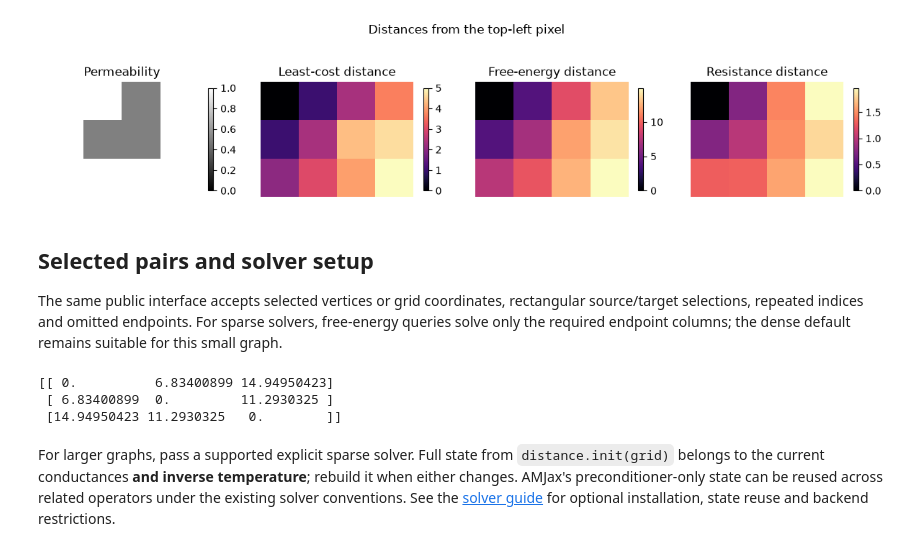
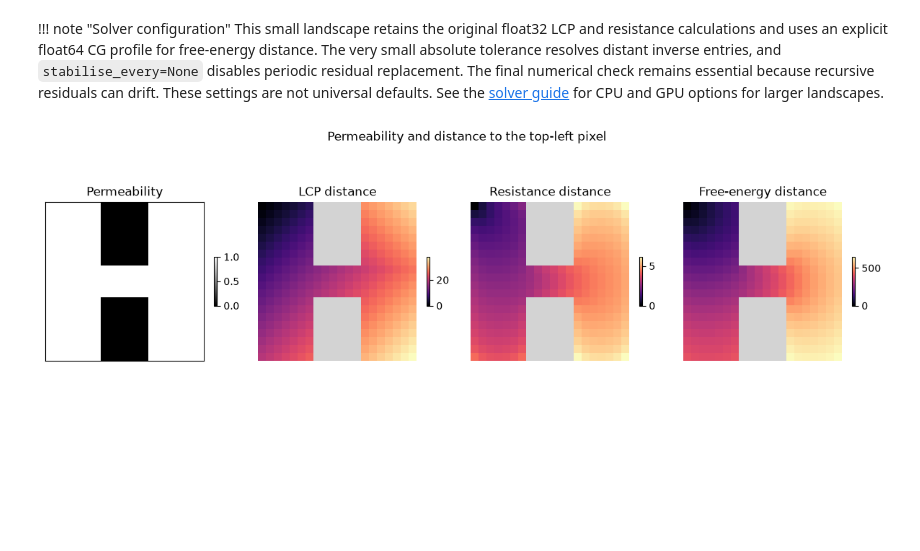
Before and after one commit to vboussange/jaxscape, a Jupyter notebook: docs/examples/distance_calculation/distance_calculation.ipynb, the cells around one changed output. Cells and saved outputs as stored; diff of their text form; code cells hidden in the pictures; blank space fills up the shorter version.

Commit message:
Restore landscape comparison and balance distance solver guidance

```diff
--- a/docs/examples/distance_calculation/distance_calculation.ipynb
+++ b/docs/examples/distance_calculation/distance_calculation.ipynb
@@ -72,0 +68,3 @@ Resistance distance: shape=(1, 12), dtype=float64
+# %%
+# Construct grid graph from permeability raster
+grid = GridGraph(grid=permeability, fun=lambda x, y: (x + y) / 2)
@@ -73,17 +108,48 @@ Resistance distance: shape=(1, 12), dtype=float64
+# %% [markdown]
+!!! note "Solver configuration"
+    This small landscape retains the original float32 LCP and resistance
+    calculations and uses an explicit float64 CG profile for free-energy
+    distance. The very small absolute tolerance resolves distant inverse entries, and `stabilise_every=None`
+    disables periodic residual replacement. The final numerical check remains
+    essential because recursive residuals can drift. These settings are not
+    universal defaults. See the [solver guide](../../api/linear_solvers.md)
+    for CPU and GPU options for larger landscapes.
+# %%
+# Compute distances from the original top-left source.
+distances = {
+    "LCP distance": LCPDistance()(grid, sources=source),
+    "Resistance distance": ResistanceDistance()(grid, sources=source),
+    "Free-energy distance": free_energy(free_energy_grid, sources=source),
+}
+distance_arrays = {}
+barriers = np.asarray(permeability <= 0.1)
+for name, dist_to_node in distances.items():
+    dist_array = np.asarray(grid.node_values_to_array(dist_to_node.ravel()))
+    distance_arrays[name] = np.ma.masked_where(barriers, dist_array)
 # %%
-distance_fig, axs = plt.subplots(1, 4, figsize=(12, 3))
-im = axs[0].imshow(permeability, cmap="gray", vmin=0, vmax=1)
+distance_cmap = plt.cm.magma.copy()
+distance_cmap.set_bad(color="lightgray")
+
+fig, axs = plt.subplots(1, 4, figsize=(12, 4))
+
+permeability_im = axs[0].imshow(permeability, cmap="gray", vmin=0, vmax=1)
+axs[0].set_xticks([])
+axs[0].set_yticks([])
+for spine in axs[0].spines.values():
+    spine.set_visible(True)
 axs[0].set_title("Permeability")
-distance_fig.colorbar(im, ax=axs[0], shrink=0.6)
-for ax, (title, values) in zip(axs[1:], distance_arrays.items()):
-    im = ax.imshow(values, cmap="magma")
+fig.colorbar(permeability_im, ax=axs[0], shrink=0.2)
+
+for ax, (title, dist_array) in zip(axs[1:], distance_arrays.items()):
+    # Plotting
+    im = ax.imshow(dist_array, cmap=distance_cmap)
+    ax.axis("off")
     ax.set_title(title)
-    distance_fig.colorbar(im, ax=ax, shrink=0.6)
-for ax in axs:
-    ax.axis("off")
-distance_fig.suptitle("Distances from the top-left pixel")
+    fig.colorbar(im, ax=ax, shrink=0.2)
+
+fig.suptitle("Permeability and distance to the top-left pixel")
 plt.tight_layout()
 plt.show()
 # %% [output]
-[figure, old version]
+[figure, new version]
 # %%
@@ -91,22 +156,0 @@ distance_fig.savefig("distances.png", dpi=180, bbox_inches="tight")
-# %% [markdown]
-## Selected pairs and solver setup
-
-The same public interface accepts selected vertices or grid coordinates,
-rectangular source/target selections, repeated indices and omitted endpoints.
-For sparse solvers, free-energy queries solve only the required endpoint
-columns; the dense default remains suitable for this small graph.
-# %%
-nodes = jnp.array([[0, 0], [1, 1], [2, 3]])
-selected = FreeEnergyDistance(theta=0.2)(grid, nodes=nodes)
-print(np.asarray(selected))
-# %% [output]
-[[ 0.          6.83400899 14.94950423]
- [ 6.83400899  0.         11.2930325 ]
- [14.94950423 11.2930325   0.        ]]
-# %% [markdown]
-For larger graphs, pass a supported explicit sparse solver. Full state from
-`distance.init(grid)` belongs to the current conductances **and inverse
-temperature**; rebuild it when either changes. AMJax's preconditioner-only state
-can be reused across related operators under the existing solver conventions.
-See the [solver guide](../../api/linear_solvers.md) for optional installation,
-state reuse and backend restrictions.
```
Also changed, not shown: parts of 23 cells of this notebook, 5 other files.
